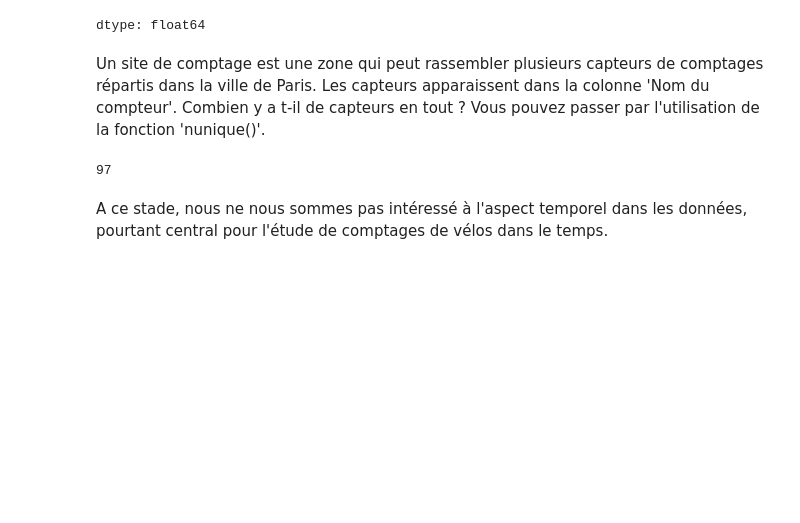
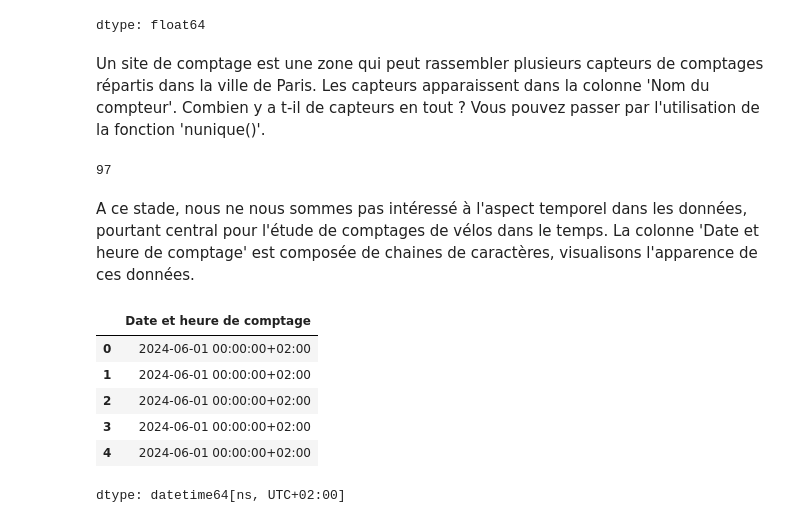
Before and after one commit to pdenailly/Atelier_bikes, a Jupyter notebook: ACTIVITE1.ipynb, the cells around one changed output. Drawn from its saved outputs; the diff is of its cells as text; code cells hidden in the pictures; blank space fills up the shorter version.

```diff
--- a/ACTIVITE1.ipynb
+++ b/ACTIVITE1.ipynb
@@ -111,4 +116,14 @@ bike_data['Nom du compteur'].nunique()
 # %% [output]
 97
 # %% [markdown]
-A ce stade, nous ne nous sommes pas intéressé à l'aspect temporel dans les données, pourtant central pour l'étude de comptages de vélos dans le temps.
+A ce stade, nous ne nous sommes pas intéressé à l'aspect temporel dans les données, pourtant central pour l'étude de comptages de vélos dans le temps. La colonne 'Date et heure de comptage' est composée de chaines de caractères, visualisons l'apparence de ces données.
+# %%
+bike_data['Date et heure de comptage'].head()
+# %% [output]
+|  | Date et heure de comptage |
+| 0 | 2024-06-01 00:00:00+02:00 |
+| 1 | 2024-06-01 00:00:00+02:00 |
+| 2 | 2024-06-01 00:00:00+02:00 |
+| 3 | 2024-06-01 00:00:00+02:00 |
+| 4 | 2024-06-01 00:00:00+02:00 |
+dtype: datetime64[ns, UTC+02:00]
```
Also changed, not shown: parts of 15 cells of this notebook.
